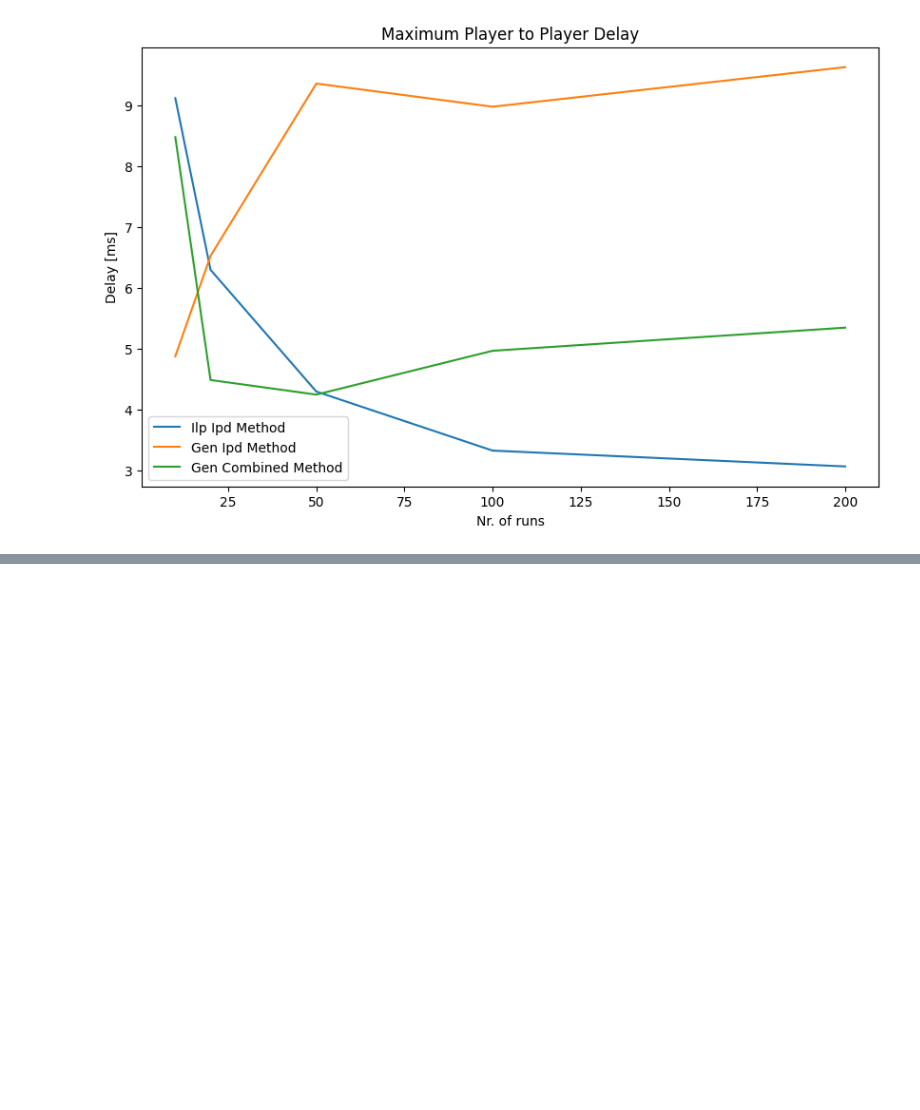
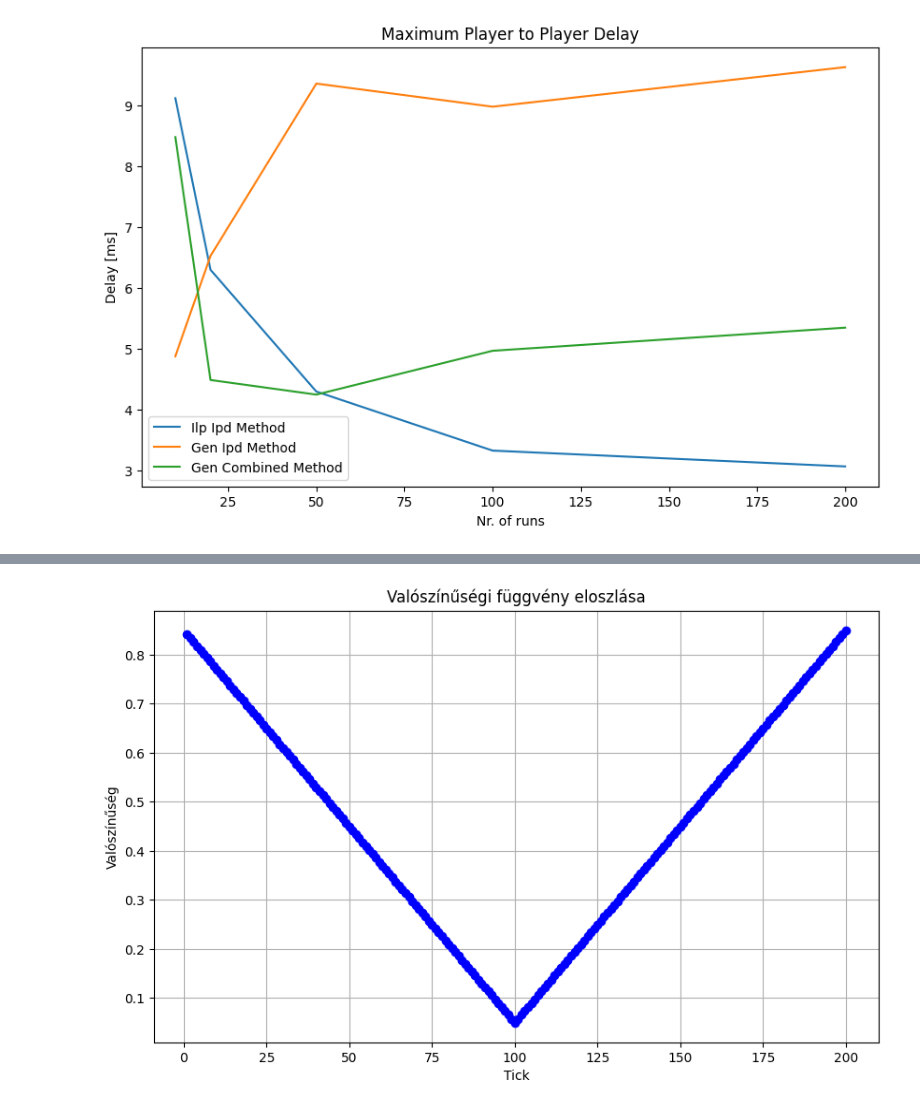
Before and after one commit to savelugi/cloud_work, a Jupyter notebook: testing.ipynb, the cells around one changed output, grey strips where cells are left out. Cells and saved outputs as stored; diff of their text form; code cells hidden in the pictures; blank space fills up the shorter version.

```diff
--- a/testing.ipynb
+++ b/testing.ipynb
@@ -189,3 +189,30 @@ draw_graph_from_gml(file_path, "", show_edge_labels=False)
 
 # file_path = 'saves/20240523104034_usa/usa_ilp_ipd_20/usa_ilp_ipd_20_3_1_7.gml'
 # draw_graph_from_gml(file_path, "", show_edge_labels=False)
+# %%
+import math
+import matplotlib.pyplot as plt
+
+TOTAL_TICK_COUNT = 200
+base_prob = 0.05
+extra_prob = 0.8
+
+def edge_probability(tick, total_ticks=TOTAL_TICK_COUNT):
+    normalized = tick / total_ticks
+    # "U" alakú eloszlás: a széleken nagy, középen kisebb
+    return base_prob + extra_prob * (abs(2 * normalized - 1))
+
+# Értékek generálása a teljes tick tartományra
+ticks = range(1, TOTAL_TICK_COUNT + 1)
+probs = [edge_probability(tick) for tick in ticks]
+
+# Grafikon rajzolása
+plt.figure(figsize=(10,6))
+plt.plot(ticks, probs, marker='o', linestyle='-', color='blue')
+plt.title('Valószínűségi függvény eloszlása')
+plt.xlabel('Tick')
+plt.ylabel('Valószínűség')
+plt.grid(True)
+plt.show()
+# %% [output]
+[figure, added]
```
Also changed, not shown: 6 other files.
